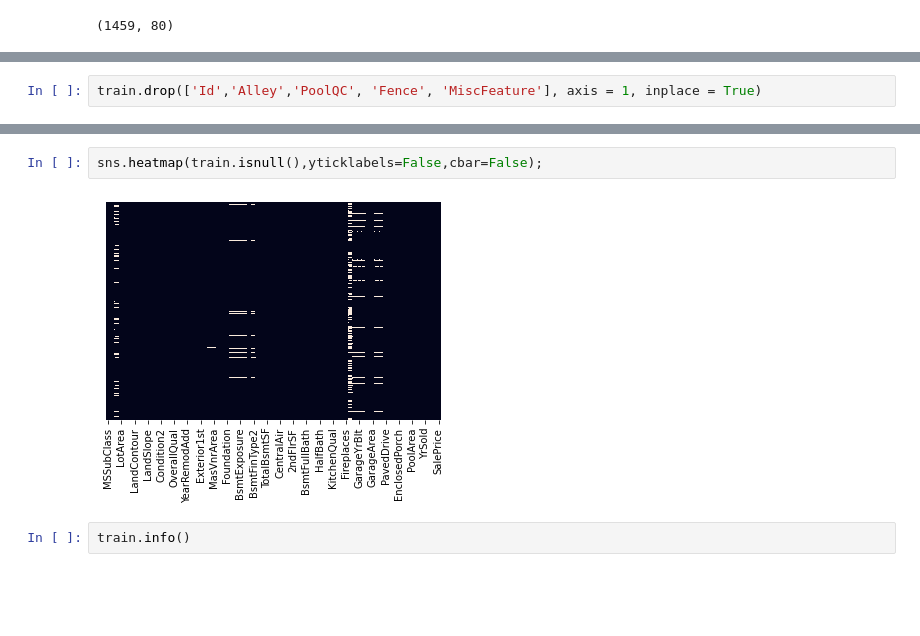
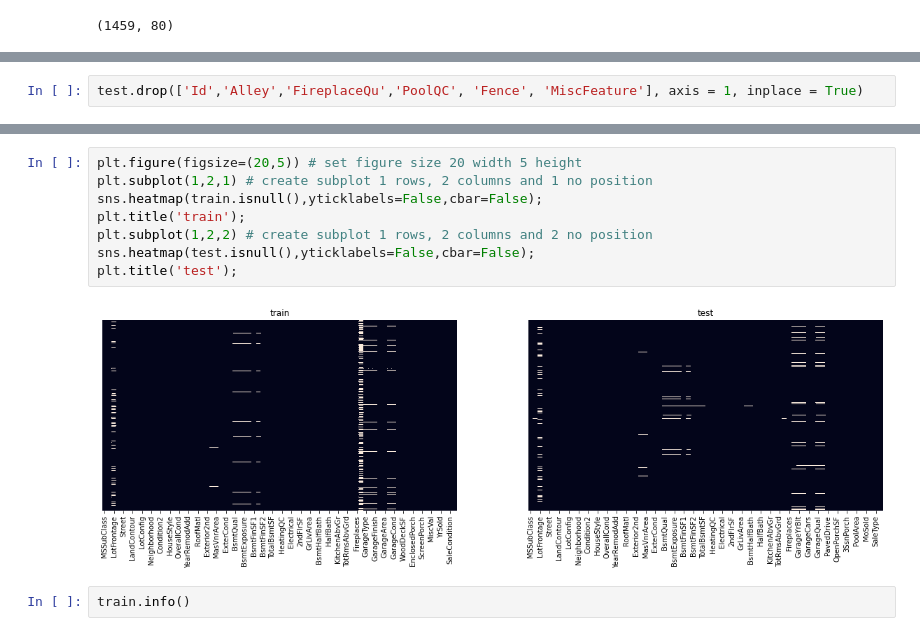
Before and after one commit to tanzim077/House-Prices---Advanced-Regression-Techniques, a Jupyter notebook: House_price_Linear_regression.ipynb, the cells around one changed output, grey strips where cells are left out. Saved outputs shown, nothing was run; the diff lists cells and outputs as text; blank space fills up the shorter version.

```diff
--- a/House_price_Linear_regression.ipynb
+++ b/House_price_Linear_regression.ipynb
@@ -65,2 +137,2 @@ test.shape
 # %%
-train.drop(['Id','Alley','PoolQC', 'Fence', 'MiscFeature'], axis = 1, inplace = True)
+test.drop(['Id','Alley','FireplaceQu','PoolQC', 'Fence', 'MiscFeature'], axis = 1, inplace = True)
@@ -69,7 +149,13 @@ col = train.columns
 # %%
+plt.figure(figsize=(20,5)) # set figure size 20 width 5 height
+plt.subplot(1,2,1) # create subplot 1 rows, 2 columns and 1 no position
 sns.heatmap(train.isnull(),yticklabels=False,cbar=False);
+plt.title('train');
+plt.subplot(1,2,2) # create subplot 1 rows, 2 columns and 2 no position
+sns.heatmap(test.isnull(),yticklabels=False,cbar=False);
+plt.title('test');
 # %% [output]
-[figure, old version]
+[figure, new version]
 # %%
 train.info()
 # %% [output]
```
Also changed, not shown: parts of 39 cells of this notebook.
